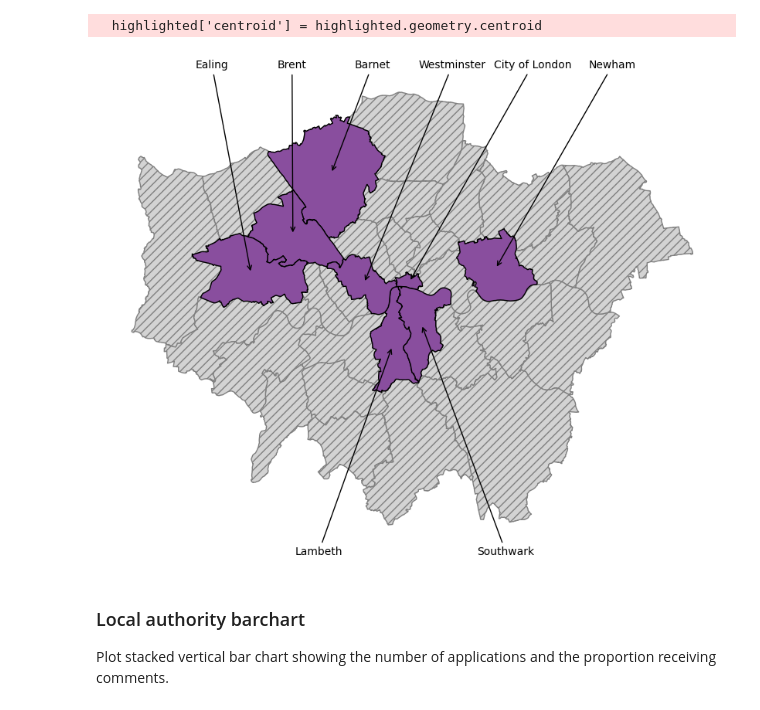
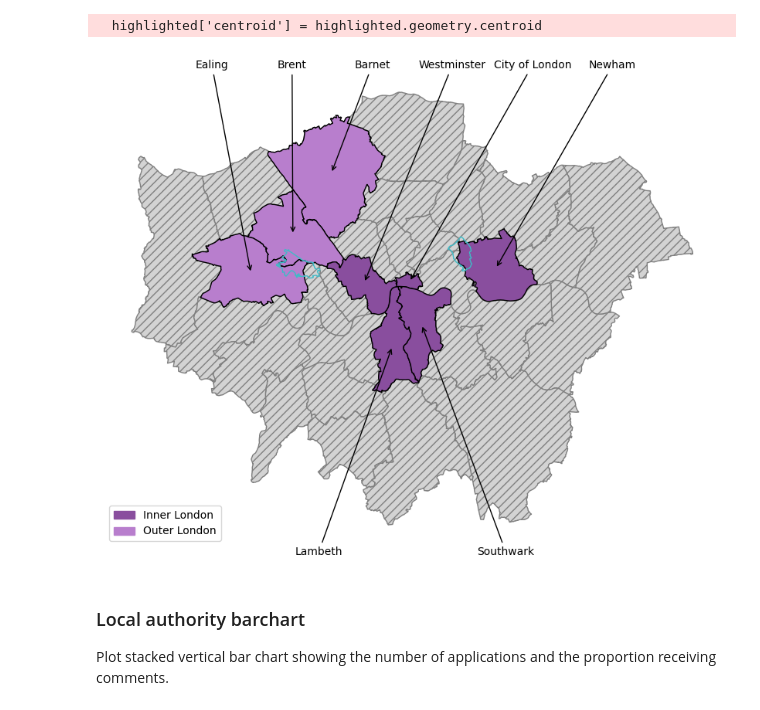
Before and after one commit to Bea-Taylor/nimby_nlp, a Jupyter notebook: notebooks/1_0_1_summary_analysis.ipynb, the cells around one changed output. Cells and saved outputs as stored; diff of their text form; code cells hidden in the pictures.

```diff
--- a/notebooks/1_0_1_summary_analysis.ipynb
+++ b/notebooks/1_0_1_summary_analysis.ipynb
@@ -22,3 +22,14 @@ from elastic_search_fncs import ElasticSearchFncs
 This is the .geojson file of the boundaries of the london authorities.
 # %%
 london_lad = gpd.read_file('../data/london_geos/Local_Authority_Districts_May_2024_London.geojson')
+london_lpd = gpd.read_file('../data/london_geos/local-planning-authority-london.geojson')
+# %%
+# label london_lad wit outer or inner london
+inner_london = ['Camden', 'Greenwich', 'Hackney', 'Hammersmith and Fulham', 'Islington', 'Kensington and Chelsea',
+                'Lambeth', 'Lewisham', 'Southwark', 'Tower Hamlets', 'Wandsworth', 'Westminster', 'City of London', 'Newham']
+london_lad['london_area'] = london_lad['LAD24NM'].apply(lambda x: 'Inner London' if x in inner_london else 'Outer London')
+# %%
+additional_lpds = london_lpd[london_lpd['new_lpa_names'].isin(['LLDC', 'OPDC'])]
+additional_lpds = additional_lpds.copy()
+additional_lpds['centroid_x'] = additional_lpds.geometry.centroid.x
+additional_lpds['centroid_y'] = additional_lpds.geometry.centroid.y
@@ -176,10 +191,28 @@ highlighted['side'] = highlighted.apply(assign_side, axis=1, args=(minx, maxx, m
 # Create a new column to indicate if the council is in the councils array
 london_lad['highlight'] = london_lad['LAD24NM'].apply(lambda x: x in councils)
 
+# colour map by inner and outer london
+cmap = {'Inner London': "#894e9e", 'Outer London': "#b87ecd"}
+london_lad['colour'] = london_lad['london_area'].map(cmap)
+
 # Plot the GeoDataFrame
 fig, ax = plt.subplots(1, 1, figsize=(12, 8))
 london_lad.plot(ax=ax, color='lightgrey', edgecolor='grey', hatch="///")  # Default color for all areas
-london_lad[london_lad['highlight']].plot(ax=ax, color="#894e9e", edgecolor='black')  # Highlighted councils
+
+# plot highlighted coouncils (colour coded by inner and outer london)
+subset = london_lad[london_lad['highlight']]
+
+subset.plot(
+    ax=ax,
+    color=subset['colour'],
+    edgecolor='black'
+)
+
+# add legend for inner and outer london
+import matplotlib.patches as mpatches
+inner_patch = mpatches.Patch(color="#894e9e", label='Inner London')
+outer_patch = mpatches.Patch(color="#b87ecd", label='Outer London')
+plt.legend(handles=[inner_patch, outer_patch], loc='lower left')
 
 # # add scatter of comments - comment out to get map without scatter
 # ax.scatter(
@@ -190,6 +223,23 @@ london_lad[london_lad['highlight']].plot(ax=ax, color="#894e9e", edgecolor='blac
 #     alpha=0.2,
 #     label='Comments'
 # )
+
+# plot additional lpds boundaries
+additional_lpds.boundary.plot(ax=ax, color="#40bbc7", linewidth=1, linestyle='---')
+
+# # add labels for additional lpds with arrow pointing to centroid
+# def annotate_additional_lpds(df):
+#     for _, row in df.iterrows():
+#         ax.annotate(
+#             row['new_lpa_names'],
+#             xy=row['geometry'].centroid.coords[0],
+#             ha='center',
+#             fontsize=6,
+#             color='#40bbc7',
+#             arrowprops=dict(arrowstyle='->', color='#40bbc7')
+#         )
+
+# annotate_additional_lpds(additional_lpds)
 
 def annotate_side(df, side):
     # Sort the df by coordinate axis to get label order
@@ -226,35 +276,35 @@ def annotate_side(df, side):
         # evenly space labels horizontally
         x_positions = np.linspace(minx, maxx, n + 2)[1:-1]
         for i, (idx, row) in enumerate(df.iterrows()):
             cx, cy = row['centroid_x'], row['centroid_y']
             if side == 'top':
                 lx, ly = x_positions[i], maxy + y_margin
                 ha, va = 'center', 'bottom'
             else:  # bottom
                 lx, ly = x_positions[i], miny - y_margin
                 ha, va = 'center', 'top'
 
             ax.annotate(
                 row['LAD24NM'],
                 xy=(cx, cy),
                 xytext=(lx, ly),
                 textcoords='data',
                 arrowprops=dict(arrowstyle='->', color='black', lw=1),
                 fontsize=10,
                 ha=ha,
                 va=va,
                 color='black'
             )
 
 for side, group in highlighted.groupby('side'):
     annotate_side(group, side)
 
 ax.set_axis_off()
 
-plt.savefig("../results/figures/just_london_councils_highlighted.png", dpi=500)
+plt.savefig("../results/figures/just_london_councils_highlighted.png", dpi=1000)
 plt.show()
 # %% [output]
-[figure, old version]
+[figure, new version]
 # %% [markdown]
 ### Local authority barchart
 Plot stacked vertical bar chart showing the number of applications and the proportion receiving comments.
```
Also changed, not shown: parts of 3 cells of this notebook, 6 other files.
